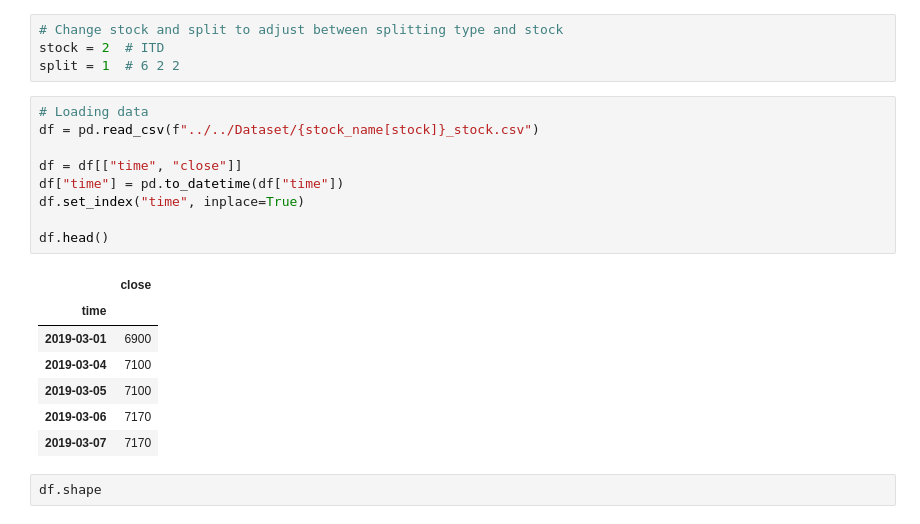
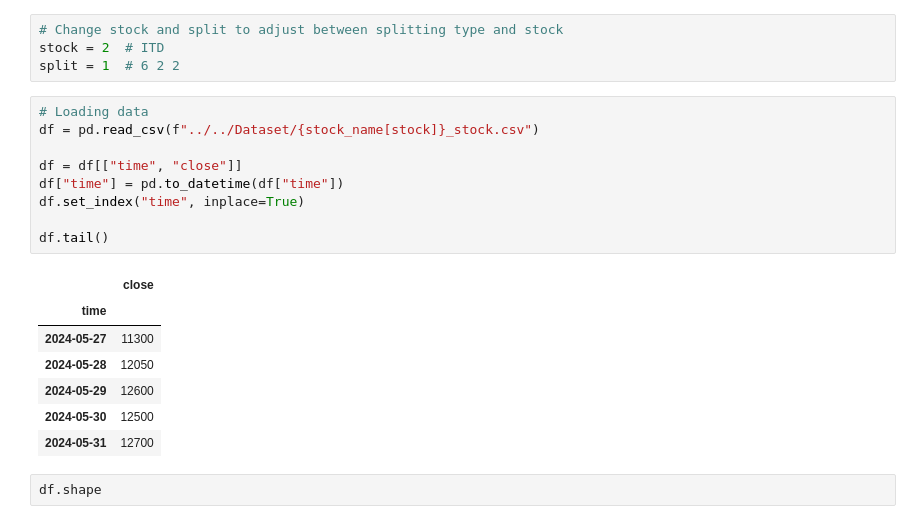
Before and after one commit to cawfee4/IS403_O22_HTCL_8, a Jupyter notebook: Model/RNN/RNN_ITD_622.ipynb, the cells around one changed output. Cells and saved outputs as stored; diff of their text form.

```diff
--- a/Model/RNN/RNN_ITD_622.ipynb
+++ b/Model/RNN/RNN_ITD_622.ipynb
@@ -28,20 +28,20 @@ split = 1  # 6 2 2
 # %%
 # Loading data
 df = pd.read_csv(f"../../Dataset/{stock_name[stock]}_stock.csv")
 
 df = df[["time", "close"]]
 df["time"] = pd.to_datetime(df["time"])
 df.set_index("time", inplace=True)
 
-df.head()
+df.tail()
 # %% [output]
 |  | close |
 | time |  |
-| 2019-03-01 | 6900 |
-| 2019-03-04 | 7100 |
-| 2019-03-05 | 7100 |
-| 2019-03-06 | 7170 |
-| 2019-03-07 | 7170 |
+| 2024-05-27 | 11300 |
+| 2024-05-28 | 12050 |
+| 2024-05-29 | 12600 |
+| 2024-05-30 | 12500 |
+| 2024-05-31 | 12700 |
 # %%
 df.shape
 # %% [output]
```
Also changed, not shown: parts of 8 cells of this notebook, 8 other files.
